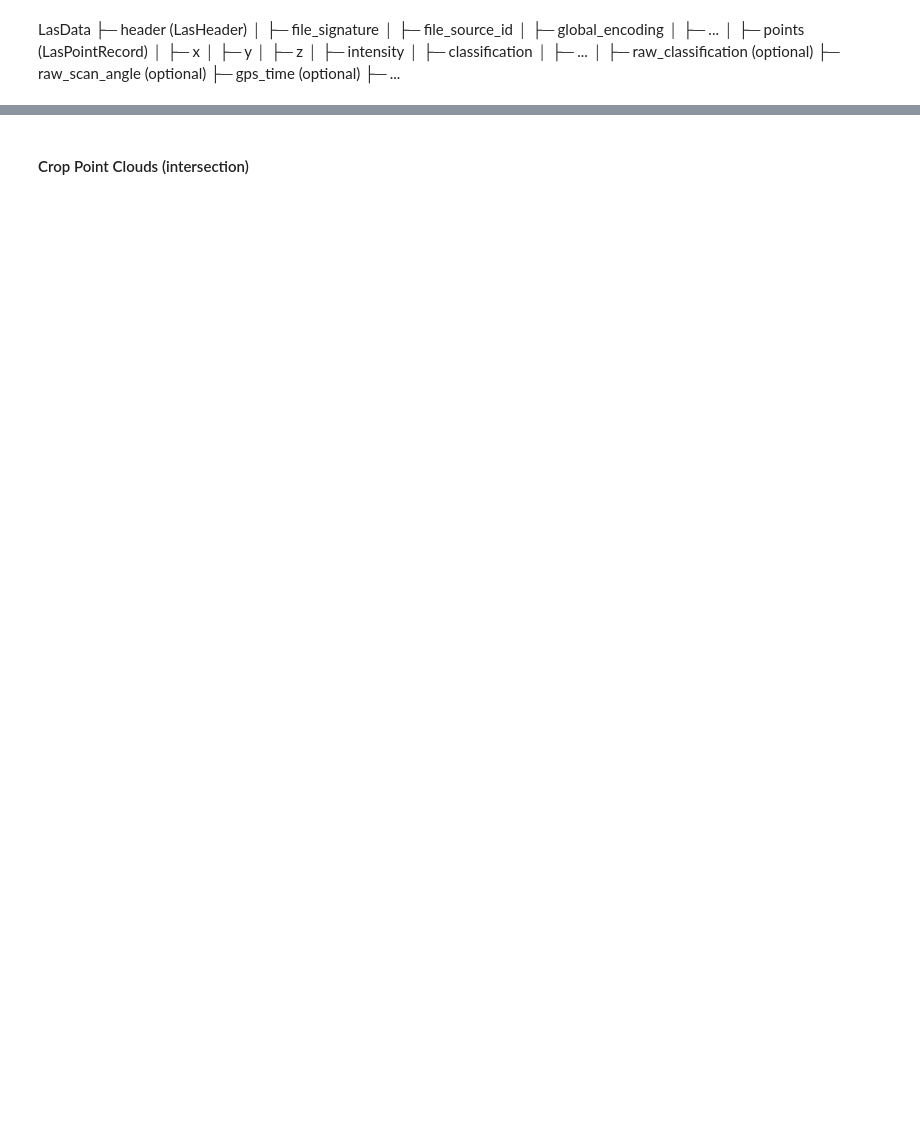
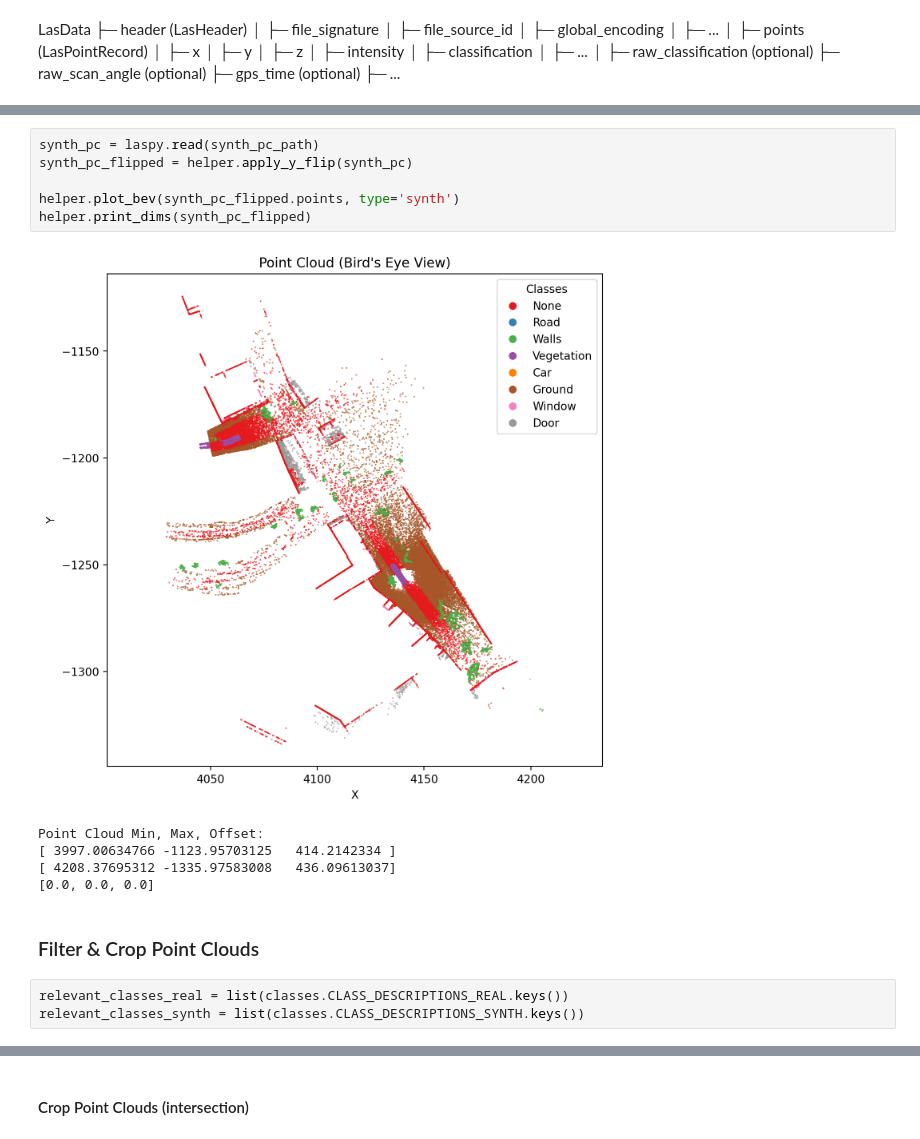
Before and after one commit to Madlab2/CloudMetrics, a Jupyter notebook: notebooks/compare_pointclouds.ipynb, the cells around one changed output, grey strips where cells are left out. Drawn from its saved outputs; the diff is of its cells as text; blank space fills up the shorter version.

```diff
--- a/notebooks/compare_pointclouds.ipynb
+++ b/notebooks/compare_pointclouds.ipynb
@@ -69,0 +70,17 @@ relevant_classes = list(class_descriptions.keys())
+# %%
+synth_pc = laspy.read(synth_pc_path)
+synth_pc_flipped = helper.apply_y_flip(synth_pc)
+
+helper.plot_bev(synth_pc_flipped.points, type='synth')
+helper.print_dims(synth_pc_flipped)
+# %% [output]
+[figure, added]
+Point Cloud Min, Max, Offset:
+[ 3997.00634766 -1123.95703125   414.2142334 ]
+[ 4208.37695312 -1335.97583008   436.09613037]
+[0.0, 0.0, 0.0]
+# %% [markdown]
+### Filter & Crop Point Clouds
+# %%
+relevant_classes_real = list(classes.CLASS_DESCRIPTIONS_REAL.keys())
+relevant_classes_synth = list(classes.CLASS_DESCRIPTIONS_SYNTH.keys())
```
Also changed, not shown: parts of 24 cells of this notebook, 3 other files.
